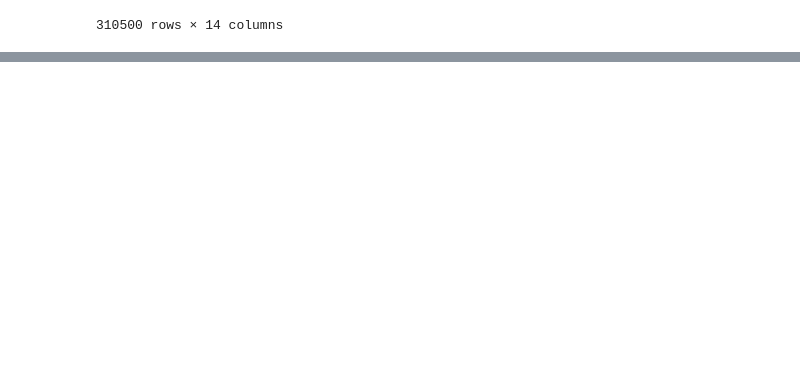
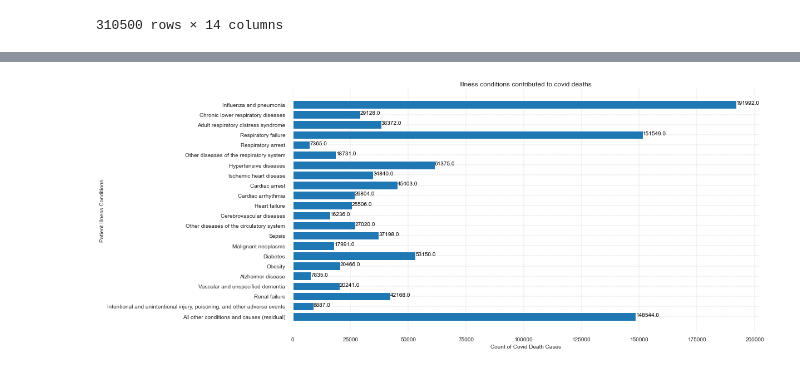
Before and after one commit to DAB103-2021/Group09, a Jupyter notebook: Project1_EDA_Group9.ipynb, the cells around one changed output, grey strips where cells are left out. Drawn from its saved outputs; the diff is of its cells as text; code cells hidden in the pictures; blank space fills up the shorter version.

```diff
--- a/Project1_EDA_Group9.ipynb
+++ b/Project1_EDA_Group9.ipynb
@@ -66,0 +59,32 @@ covidDf_notnulls
+# %%
+DF1 = covidDf[(covidDf.aggregate_group == 'By Year') & (covidDf.state == 'United States') & (covidDf.age_group =='All Ages') & (covidDf.year ==2021) & (covidDf.illness_condition !='COVID-19')]
+# %%
+fig, ax = plt.subplots(figsize =(15, 8))
+ax.barh(DF1['illness_condition'],DF1['death_count'])
+
+for s in ['top', 'bottom', 'left', 'right']:
+	ax.spines[s].set_visible(False)
+
+ax.xaxis.set_ticks_position('none')
+ax.yaxis.set_ticks_position('none')
+ax.xaxis.set_tick_params(pad = 6)
+ax.yaxis.set_tick_params(pad = 10)
+
+ax.grid(b = True, color ='Black',
+		linestyle ='-.', linewidth = 0.4,
+		alpha = 0.3)
+
+ax.invert_yaxis()
+
+for i in ax.patches:
+	plt.text(i.get_width()+0.3, i.get_y()+0.4,
+			str(round((i.get_width()), 2)),
+			fontsize = 10,
+			color ='Black')
+
+ax.set_ylabel("Patient Illness Conditions")
+ax.set_xlabel("Count of Covid Death Cases")
+ax.set_title("Illness conditions contributed to covid deaths",loc='center')
+plt.show()
+# %% [output]
+[figure, added]
```
Also changed, not shown: parts of 10 cells of this notebook.
